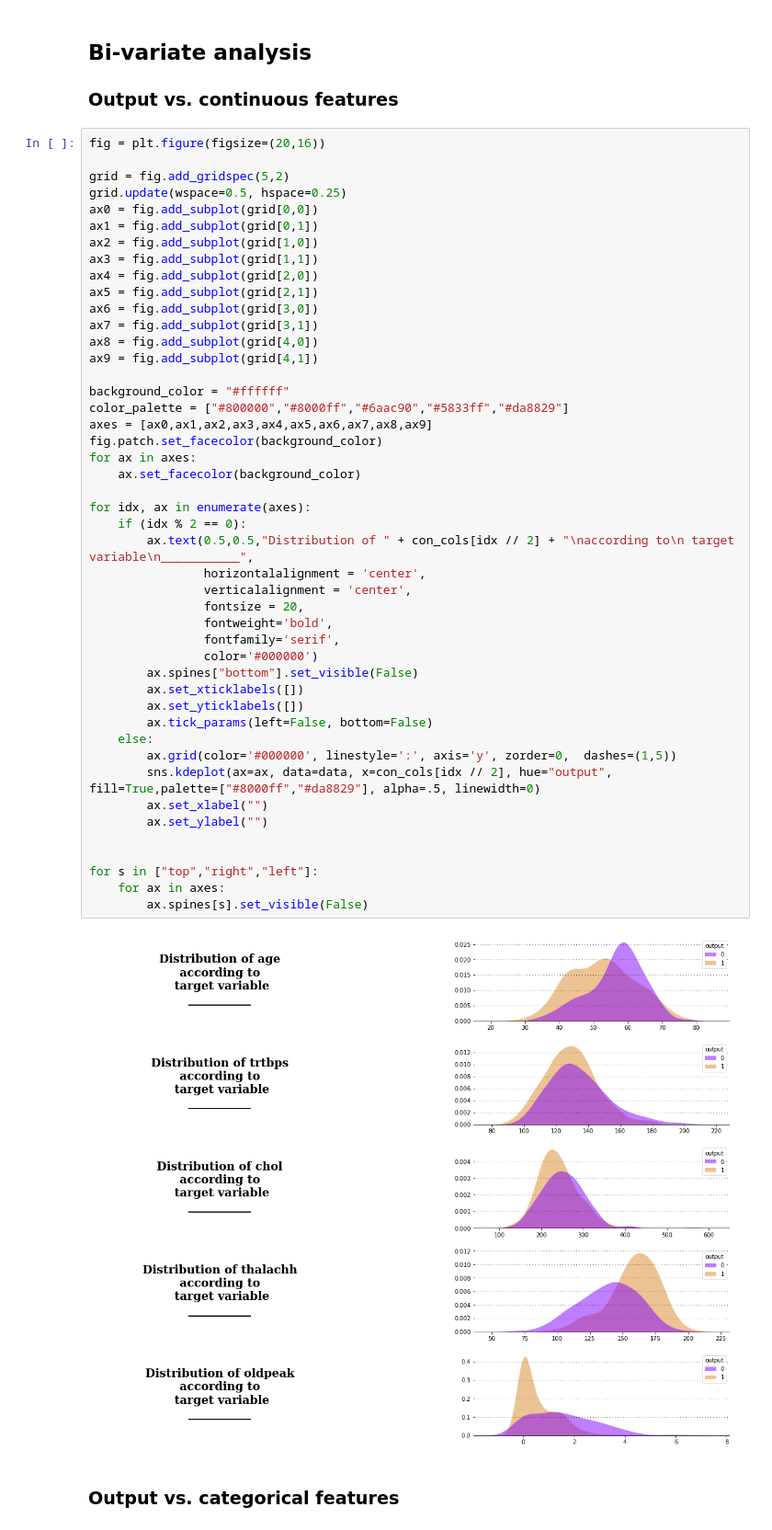
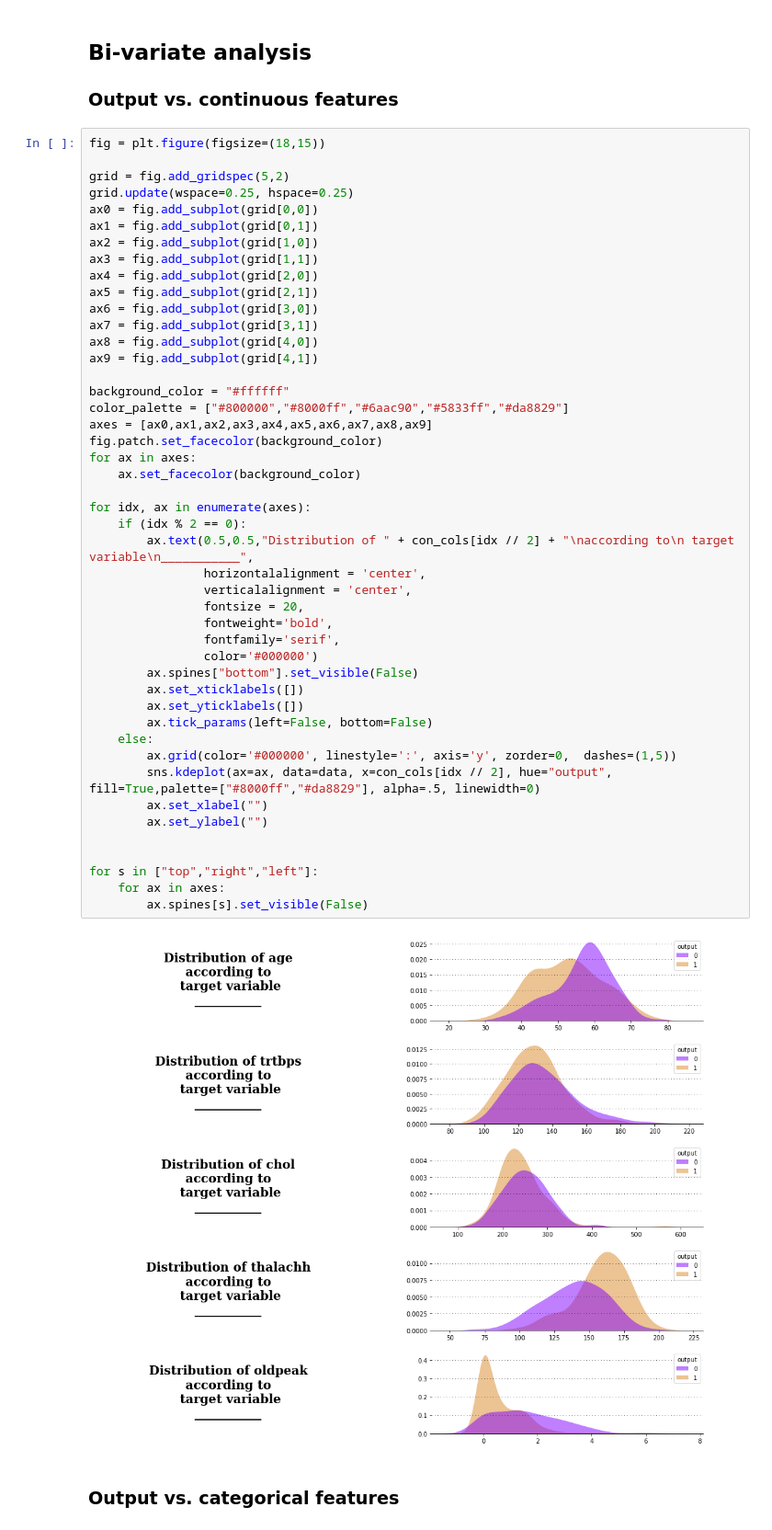
Before and after one commit to joaoreis16/heart_attack_prediction, a Jupyter notebook: code/main.ipynb, the cells around one changed output. Shown at 92% size. Cells and saved outputs as stored; diff of their text form.

```diff
--- a/code/main.ipynb
+++ b/code/main.ipynb
@@ -284,10 +284,10 @@ for s in ["top","right","left"]:
 
 ### Output vs. continuous features
 # %%
-fig = plt.figure(figsize=(20,16))
+fig = plt.figure(figsize=(18,15))
 
 grid = fig.add_gridspec(5,2)
-grid.update(wspace=0.5, hspace=0.25)
+grid.update(wspace=0.25, hspace=0.25)
 ax0 = fig.add_subplot(grid[0,0])
 ax1 = fig.add_subplot(grid[0,1])
 ax2 = fig.add_subplot(grid[1,0])
@@ -303,34 +303,34 @@ background_color = "#ffffff"
 color_palette = ["#800000","#8000ff","#6aac90","#5833ff","#da8829"]
 axes = [ax0,ax1,ax2,ax3,ax4,ax5,ax6,ax7,ax8,ax9]
 fig.patch.set_facecolor(background_color)
 for ax in axes:
     ax.set_facecolor(background_color)
 
 for idx, ax in enumerate(axes):
     if (idx % 2 == 0):
         ax.text(0.5,0.5,"Distribution of " + con_cols[idx // 2] + "\naccording to\n target variable\n___________",
                 horizontalalignment = 'center',
                 verticalalignment = 'center',
                 fontsize = 20,
                 fontweight='bold',
                 fontfamily='serif',
                 color='#000000')
         ax.spines["bottom"].set_visible(False)
         ax.set_xticklabels([])
         ax.set_yticklabels([])
         ax.tick_params(left=False, bottom=False)
     else:
         ax.grid(color='#000000', linestyle=':', axis='y', zorder=0,  dashes=(1,5))
         sns.kdeplot(ax=ax, data=data, x=con_cols[idx // 2], hue="output", fill=True,palette=["#8000ff","#da8829"], alpha=.5, linewidth=0)
         ax.set_xlabel("")
         ax.set_ylabel("")
 
 
 for s in ["top","right","left"]:
     for ax in axes:
         ax.spines[s].set_visible(False)
 # %% [output]
-[figure, old version]
+[figure, new version]
 # %% [markdown]
 ### Output vs. categorical features
 # %%
```
Also changed, not shown: parts of 1 cell of this notebook.
